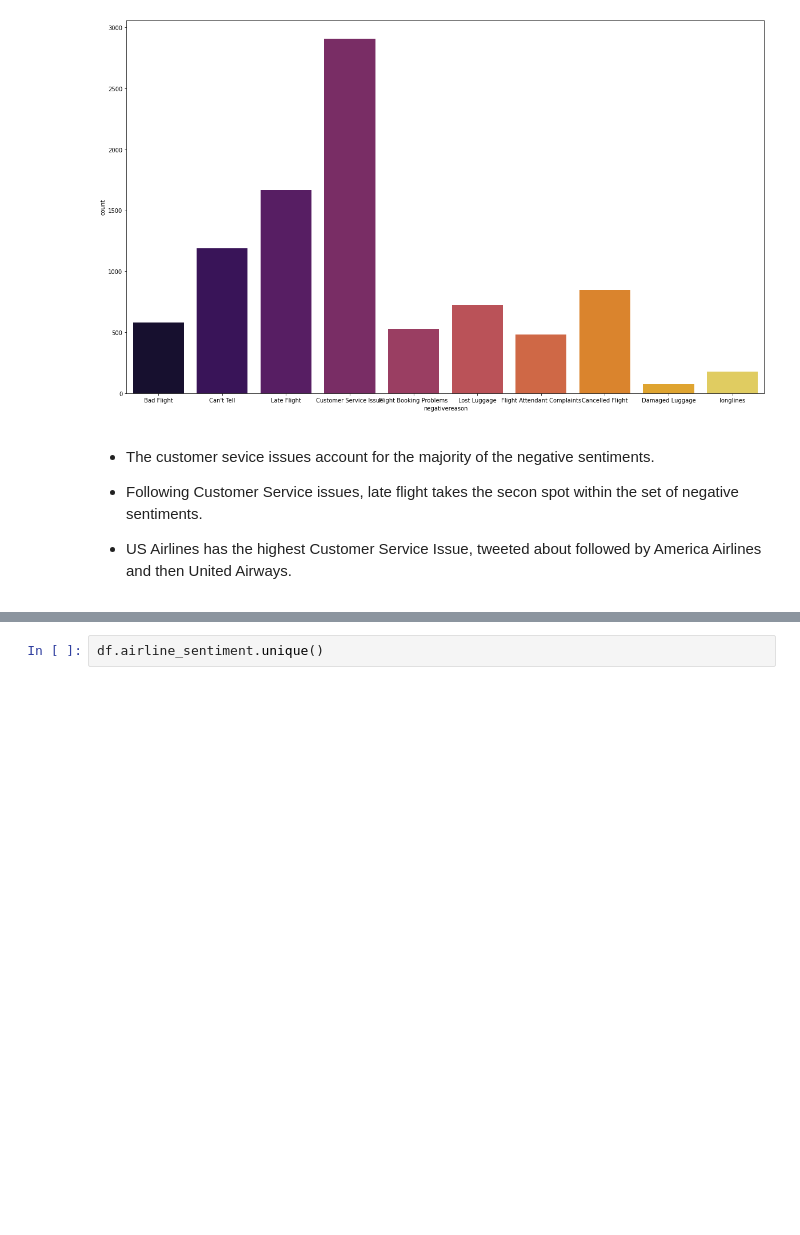
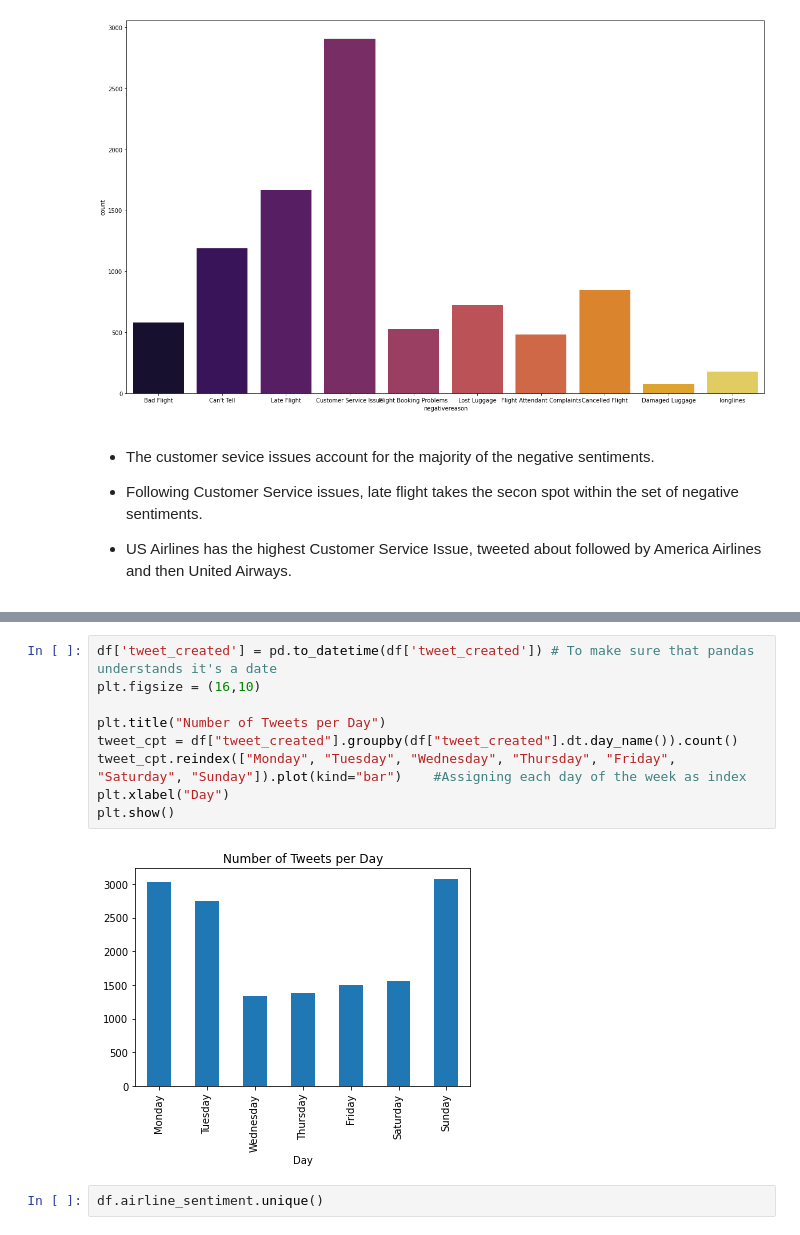
Before and after one commit to RaisaAnika/NLP_sentiment_-snalysis_airlines_review_tweet, a Jupyter notebook: NLP_CapstoneProject_UTAustin.ipynb, the cells around one changed output, grey strips where cells are left out. Saved outputs shown, nothing was run; the diff lists cells and outputs as text; blank space fills up the shorter version.

```diff
--- a/NLP_CapstoneProject_UTAustin.ipynb
+++ b/NLP_CapstoneProject_UTAustin.ipynb
@@ -301,3 +371,14 @@ sns.countplot(x='negativereason',palette="inferno",data = data)
+# %%
+df['tweet_created'] = pd.to_datetime(df['tweet_created']) # To make sure that pandas understands it's a date
+plt.figsize = (16,10)
+
+plt.title("Number of Tweets per Day")
+tweet_cpt = df["tweet_created"].groupby(df["tweet_created"].dt.day_name()).count()
+tweet_cpt.reindex(["Monday", "Tuesday", "Wednesday", "Thursday", "Friday", "Saturday", "Sunday"]).plot(kind="bar")    #Assigning each day of the week as index
+plt.xlabel("Day")
+plt.show()
+# %% [output]
+[figure, added]
 # %%
 df.airline_sentiment.unique()
 # %% [output]
```
Also changed, not shown: parts of 18 cells of this notebook.
